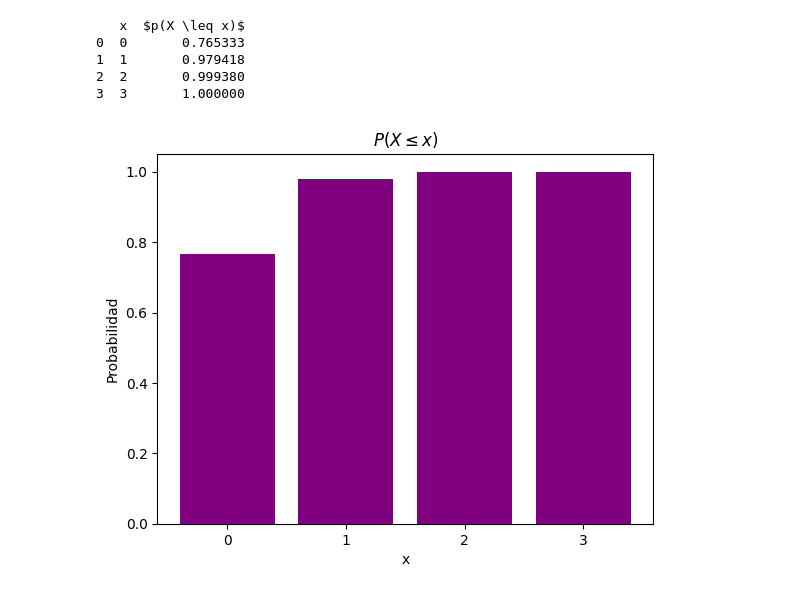
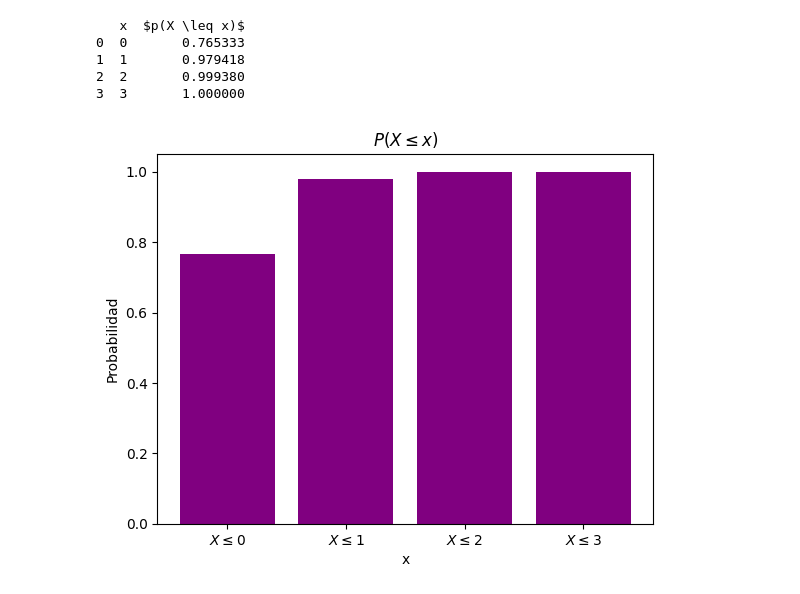
Before and after one commit to ATPYINACAP/AT, a Jupyter notebook: AT2_U1_M1.ipynb, the cells around one changed output. Saved outputs shown, nothing was run; the diff lists cells and outputs as text; code cells hidden in the pictures.

```diff
--- a/AT2_U1_M1.ipynb
+++ b/AT2_U1_M1.ipynb
@@ -164,13 +165,19 @@ print(tabla_AC)
 3  3       1.000000
 # %%
 plt.bar(tabla_AC['x'], tabla_AC[r'$p(X \leq x)$'], color='purple')
+
+# Personalizar las etiquetas del eje X
+labels = ['$X \leq 0$', '$X \leq 1$', '$X \leq 2$', '$X \leq 3$']
+plt.xticks(ticks=tabla_AC['x'],
+           labels=labels,
+           fontweight='bold')
 
 # Añadir títulos y etiquetas
 plt.xlabel('x')
 plt.ylabel('Probabilidad')
 plt.title('$P(X \leq x)$')
 
 # Mostrar el gráfico
 plt.show()
 # %% [output]
-[figure, old version]
+[figure, new version]
```
Also changed, not shown: parts of 1 cell of this notebook.
